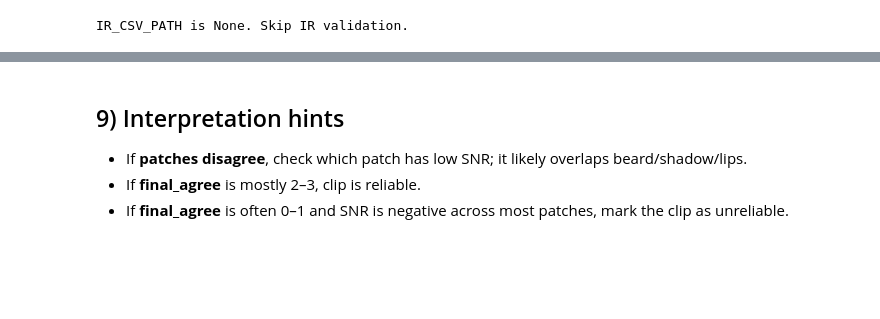
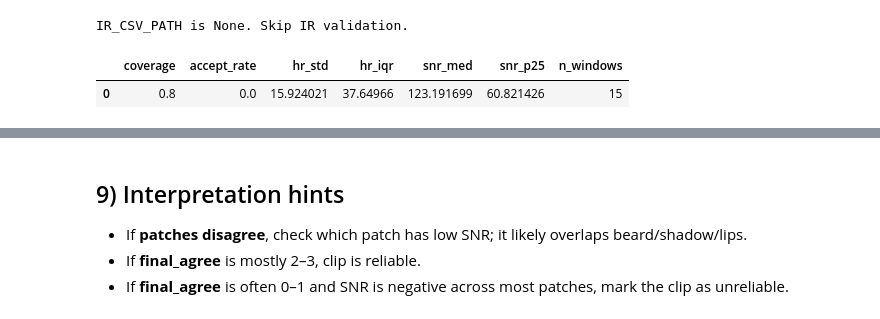
Before and after one commit to matinkarimi234/rPPG_Signal_Extraction, a Jupyter notebook: notebooks/rppg_validation_notebook.ipynb, the cells around one changed output, grey strips where cells are left out. Saved outputs shown, nothing was run; the diff lists cells and outputs as text; code cells hidden in the pictures; blank space fills up the shorter version.

```diff
--- a/notebooks/rppg_validation_notebook.ipynb
+++ b/notebooks/rppg_validation_notebook.ipynb
@@ -46,7 +46,7 @@ plt.rcParams["figure.figsize"] = (10, 3)
 - `NPZ_PATH`: your `*_ppg_data.npz`
 - `IR_CSV_PATH`: optional IR CSV (first column samples). Set `None` if not available.
 # %%
-NPZ_PATH = "../data/processed/508_ppg_data.npz"  # <-- edit
+NPZ_PATH = "../data/processed/495_ppg_data.npz"  # <-- edit
 IR_CSV_PATH = None                          # e.g. "data/ir/1_ir.csv" or None
 # %%
 # --- Load NPZ ---
@@ -510,3 +510,53 @@ else:
     plt.show()
 # %% [output]
 IR_CSV_PATH is None. Skip IR validation.
+# %%
+def clip_features(grid, final_hr, final_agree, main_snr=None):
+    # coverage
+    finite = np.isfinite(final_hr)
+    coverage = float(np.mean(finite)) if len(final_hr) else 0.0
+
+    # acceptance: agree>=2 among main signals
+    accept_rate = float(np.mean(final_agree >= 2)) if len(final_agree) else 0.0
+
+    # HR stability (only where finite)
+    hr_std = float(np.nanstd(final_hr)) if np.any(finite) else np.inf
+
+    # robust range (helps detect crazy jumping)
+    p10 = float(np.nanpercentile(final_hr, 10)) if np.any(finite) else np.nan
+    p90 = float(np.nanpercentile(final_hr, 90)) if np.any(finite) else np.nan
+    hr_iqr = float(p90 - p10) if np.any(finite) else np.inf
+
+    # SNR summary (if you have it)
+    if main_snr is not None and len(main_snr) == len(final_hr):
+        snr_med = float(np.nanmedian(main_snr))
+        snr_p25 = float(np.nanpercentile(main_snr, 25))
+    else:
+        snr_med = np.nan
+        snr_p25 = np.nan
+
+    return dict(
+        coverage=coverage,
+        accept_rate=accept_rate,
+        hr_std=hr_std,
+        hr_iqr=hr_iqr,
+        snr_med=snr_med,
+        snr_p25=snr_p25,
+        n_windows=int(len(final_hr)),
+    )
+
+# If you used Option C notebook:
+# - final is fused HR
+# - final_agree is agreement count among [forehead, left_fused, right_fused]
+# main_snr can be the max/median of their SNRs per window.
+# Here’s a reasonable main_snr definition:
+try:
+    main_snr = np.nanmax(main_snr, axis=1)  # if main_snr exists as 2D [N,3]
+except Exception:
+    main_snr = None
+
+feat = clip_features(grid, final, final_agree, main_snr=main_snr)
+pd.DataFrame([feat])
+# %% [output]
+|  | coverage | accept_rate | hr_std | hr_iqr | snr_med | snr_p25 | n_windows |
+| 0 | 0.8 | 0.0 | 15.924021 | 37.64966 | 123.191699 | 60.821426 | 15 |
```
Also changed, not shown: parts of 1 cell of this notebook.
